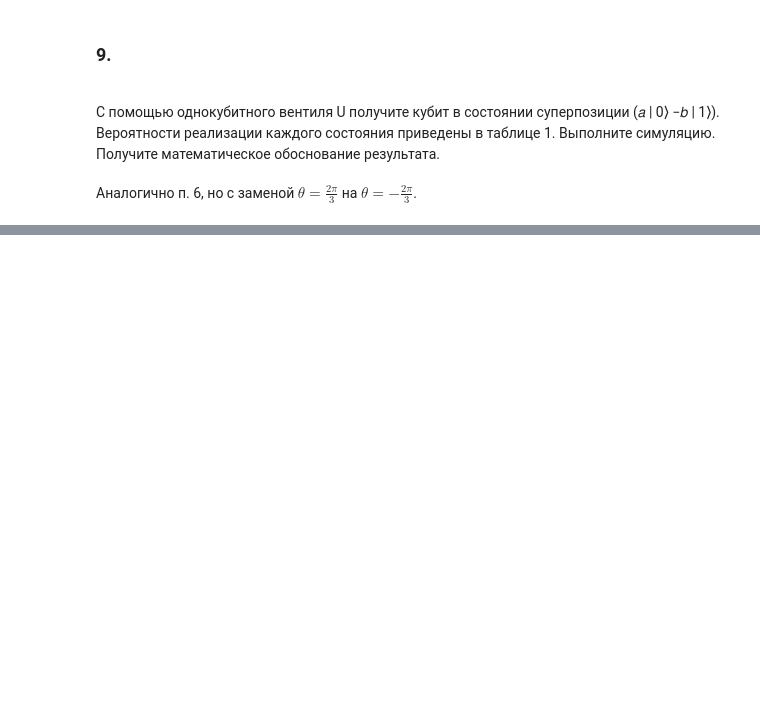
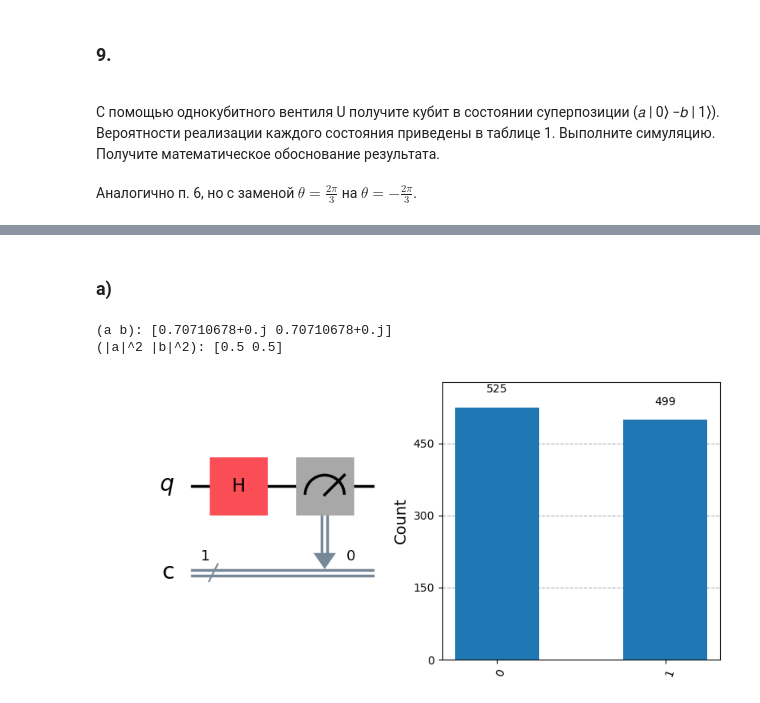
Before and after one commit to fish-from-SanDiego/qubit-labs, a Jupyter notebook: lab1.ipynb, the cells around one changed output, grey strips where cells are left out. Saved outputs shown, nothing was run; the diff lists cells and outputs as text; code cells hidden in the pictures; blank space fills up the shorter version.

```diff
--- a/lab1.ipynb
+++ b/lab1.ipynb
@@ -662,0 +779,24 @@ plt.show()
+# %% [markdown]
+### a)
+# %%
+q_reg = QuantumRegister(1, 'q')
+c_reg = ClassicalRegister(1, 'c')
+circuit = QuantumCircuit(q_reg, c_reg)
+plt.close()
+circuit.h(q_reg[0])
+state = Statevector.from_instruction(circuit)
+circuit.measure(q_reg[0], c_reg[0])
+print("(a b):", state.data)
+print("(|a|^2 |b|^2):", state.probabilities())
+
+_, axs = plt.subplots(1, 2, figsize=figsize(8, 4))
+
+circuit.draw(ax=axs[0], output='mpl')
+run_with_plot(circuit, figsize=(5, 5), should_show_close=False, ax=axs[1])
+
+plt.tight_layout()
+plt.show()
+# %% [output]
+(a b): [0.70710678+0.j 0.70710678+0.j]
+(|a|^2 |b|^2): [0.5 0.5]
+[figure, added]
```
Also changed, not shown: parts of 40 cells of this notebook, 4 other files.
